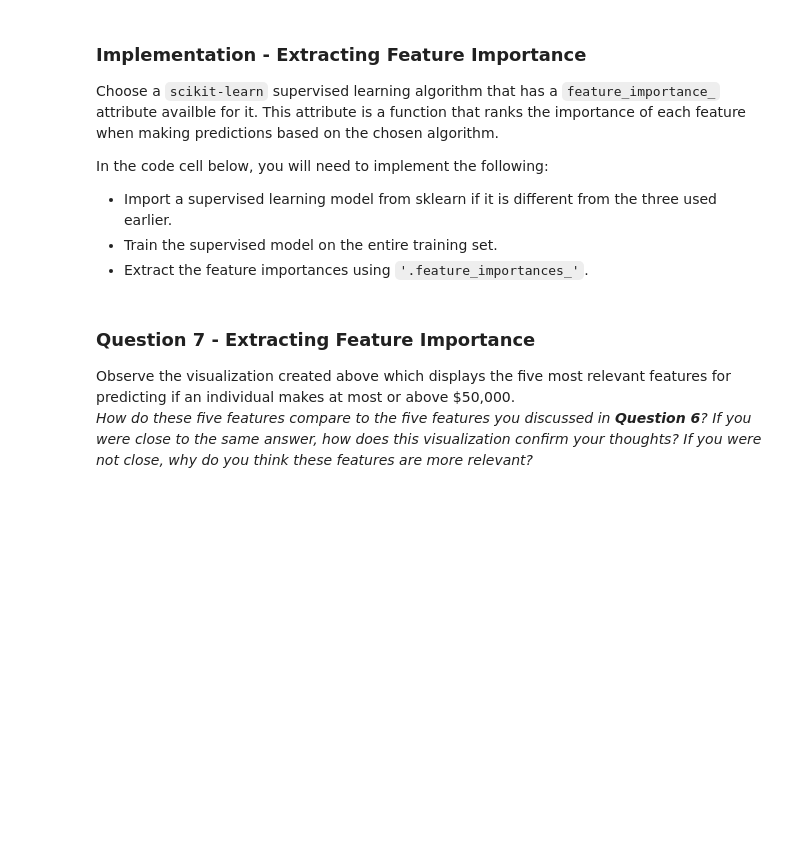
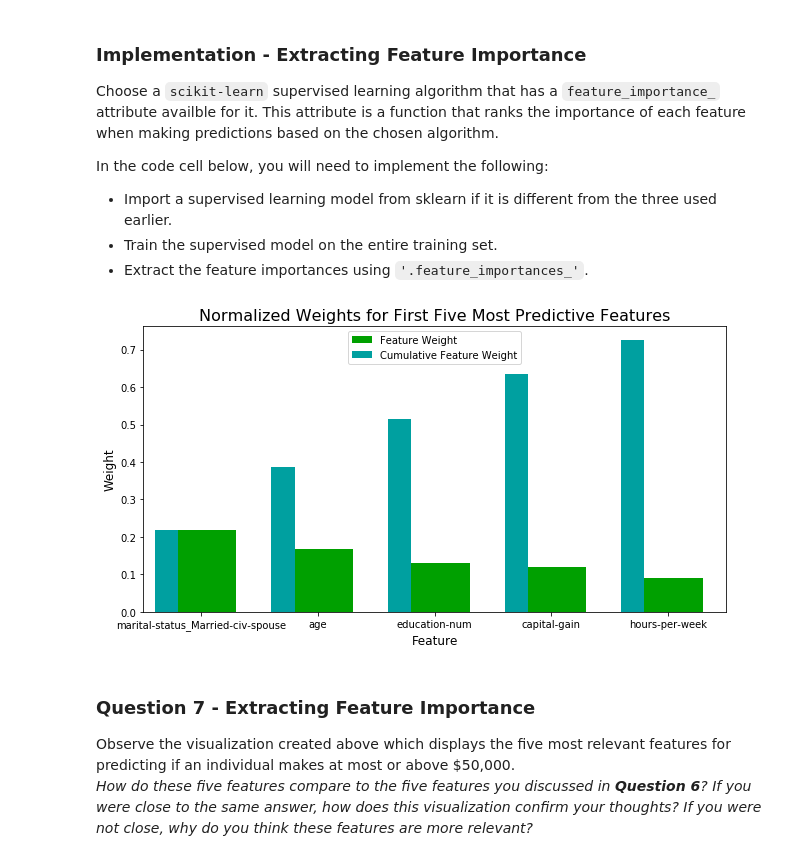
Before and after one commit to KyleGrier/machine-learning, a Jupyter notebook: projects/finding_donors/finding_donors.ipynb, the cells around one changed output. Saved outputs shown, nothing was run; the diff lists cells and outputs as text; code cells hidden in the pictures; blank space fills up the shorter version.

```diff
--- a/projects/finding_donors/finding_donors.ipynb
+++ b/projects/finding_donors/finding_donors.ipynb
@@ -577,14 +593,17 @@ In the code cell below, you will need to implement the following:
 # %%
 # TODO: Import a supervised learning model that has 'feature_importances_'
 
 # TODO: Train the supervised model on the training set
-model = None
+model = DecisionTreeClassifier()
+model.fit(X_train, y_train)
 
 # TODO: Extract the feature importances
-importances = None
+importances = model.feature_importances_
 
 # Plot
 vs.feature_plot(importances, X_train, y_train)
+# %% [output]
+[figure, added]
 # %% [markdown]
 ### Question 7 - Extracting Feature Importance
 
```
Also changed, not shown: parts of 19 cells of this notebook.
